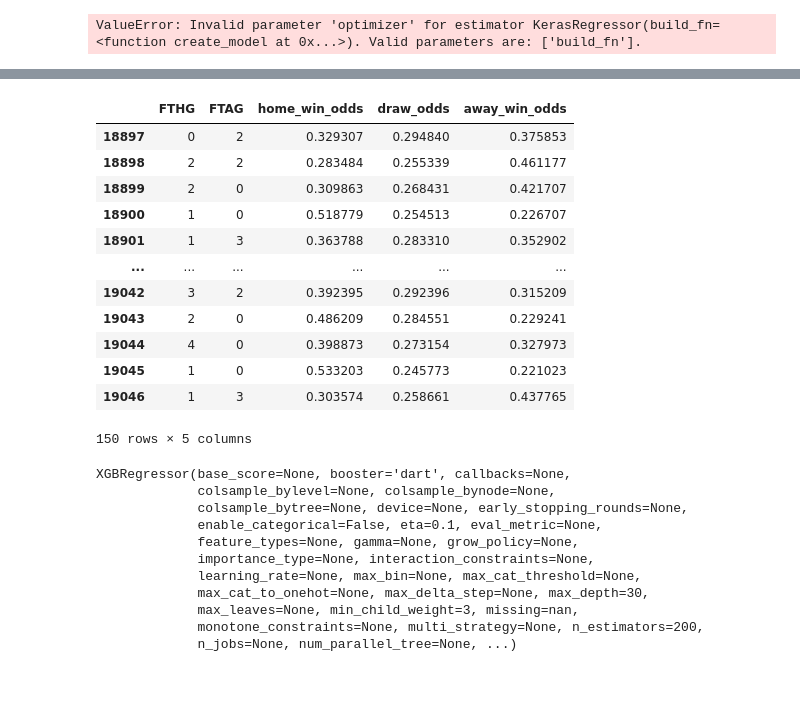
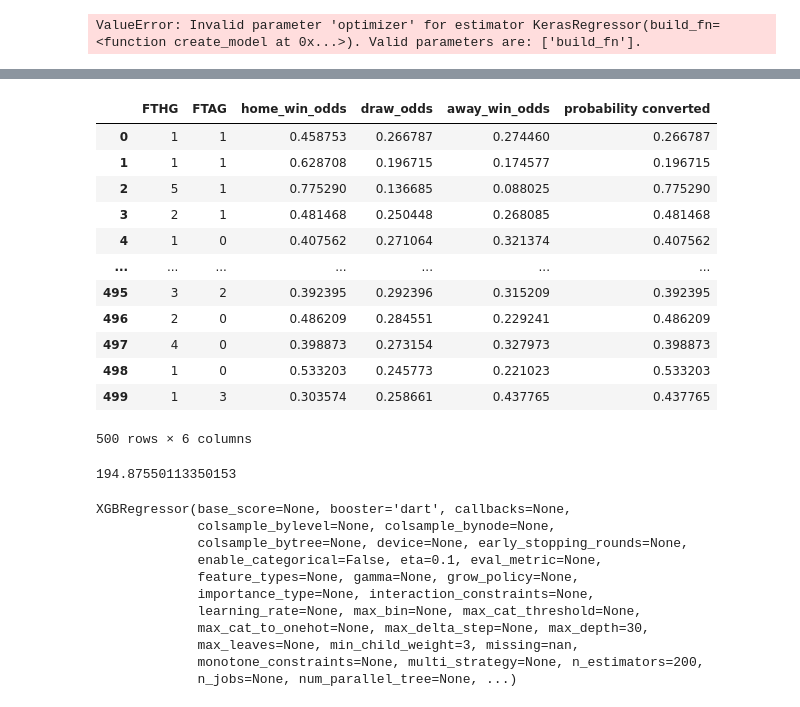
Before and after one commit to mcparaca/Football-betting-model, a Jupyter notebook: Football_predictions_bets_model/Modelling_whole_data_betting_probs.ipynb, the cells around one changed output, grey strips where cells are left out. Saved outputs shown, nothing was run; the diff lists cells and outputs as text; code cells hidden in the pictures.

```diff
--- a/Football_predictions_bets_model/Modelling_whole_data_betting_probs.ipynb
+++ b/Football_predictions_bets_model/Modelling_whole_data_betting_probs.ipynb
@@ -193,0 +178,23 @@ array([[0.43594763, 0.27067468, 0.29337767],
+# %%
+trg
+# %% [output]
+|  | FTHG | FTAG | home_win_odds | draw_odds | away_win_odds | probability converted |
+| 0 | 1 | 1 | 0.458753 | 0.266787 | 0.274460 | 0.266787 |
+| 1 | 1 | 1 | 0.628708 | 0.196715 | 0.174577 | 0.196715 |
+| 2 | 5 | 1 | 0.775290 | 0.136685 | 0.088025 | 0.775290 |
+| 3 | 2 | 1 | 0.481468 | 0.250448 | 0.268085 | 0.481468 |
+| 4 | 1 | 0 | 0.407562 | 0.271064 | 0.321374 | 0.407562 |
+| ... | ... | ... | ... | ... | ... | ... |
+| 495 | 3 | 2 | 0.392395 | 0.292396 | 0.315209 | 0.392395 |
+| 496 | 2 | 0 | 0.486209 | 0.284551 | 0.229241 | 0.486209 |
+| 497 | 4 | 0 | 0.398873 | 0.273154 | 0.327973 | 0.398873 |
+| 498 | 1 | 0 | 0.533203 | 0.245773 | 0.221023 | 0.533203 |
+| 499 | 1 | 3 | 0.303574 | 0.258661 | 0.437765 | 0.437765 |
+500 rows × 6 columns
+# %%
+pred_df = pd.DataFrame(y_pred, columns = ['home_win_odds', 'draw_odds', 'away_win_odds'])
+pred_df[['FTHG', 'FTAG']] = trg[['FTHG', 'FTAG']]
+pred_df['probability converted'] = pred_df.apply(choose_value, axis=1)
+pred_df['probability converted'].sum()
+# %% [output]
+194.87550113350153
@@ -194,19 +203,5 @@ array([[0.43594763, 0.27067468, 0.29337767],
 # %%
-target[-150:]
+trg = target[-500:]
-# %% [output]
-|  | FTHG | FTAG | home_win_odds | draw_odds | away_win_odds |
-| 18897 | 0 | 2 | 0.329307 | 0.294840 | 0.375853 |
-| 18898 | 2 | 2 | 0.283484 | 0.255339 | 0.461177 |
-| 18899 | 2 | 0 | 0.309863 | 0.268431 | 0.421707 |
-| 18900 | 1 | 0 | 0.518779 | 0.254513 | 0.226707 |
-| 18901 | 1 | 3 | 0.363788 | 0.283310 | 0.352902 |
-| ... | ... | ... | ... | ... | ... |
-| 19042 | 3 | 2 | 0.392395 | 0.292396 | 0.315209 |
-| 19043 | 2 | 0 | 0.486209 | 0.284551 | 0.229241 |
-| 19044 | 4 | 0 | 0.398873 | 0.273154 | 0.327973 |
-| 19045 | 1 | 0 | 0.533203 | 0.245773 | 0.221023 |
-| 19046 | 1 | 3 | 0.303574 | 0.258661 | 0.437765 |
-150 rows × 5 columns
 # %%
 import xgboost as xgb
 model = xgb.XGBRegressor(n_estimators = 200, eta = 0.1, max_depth = 30, min_child_weight = 3, booster = 'dart', tree_method = 'hist')
```
Also changed, not shown: parts of 15 cells of this notebook, 3 other files.
